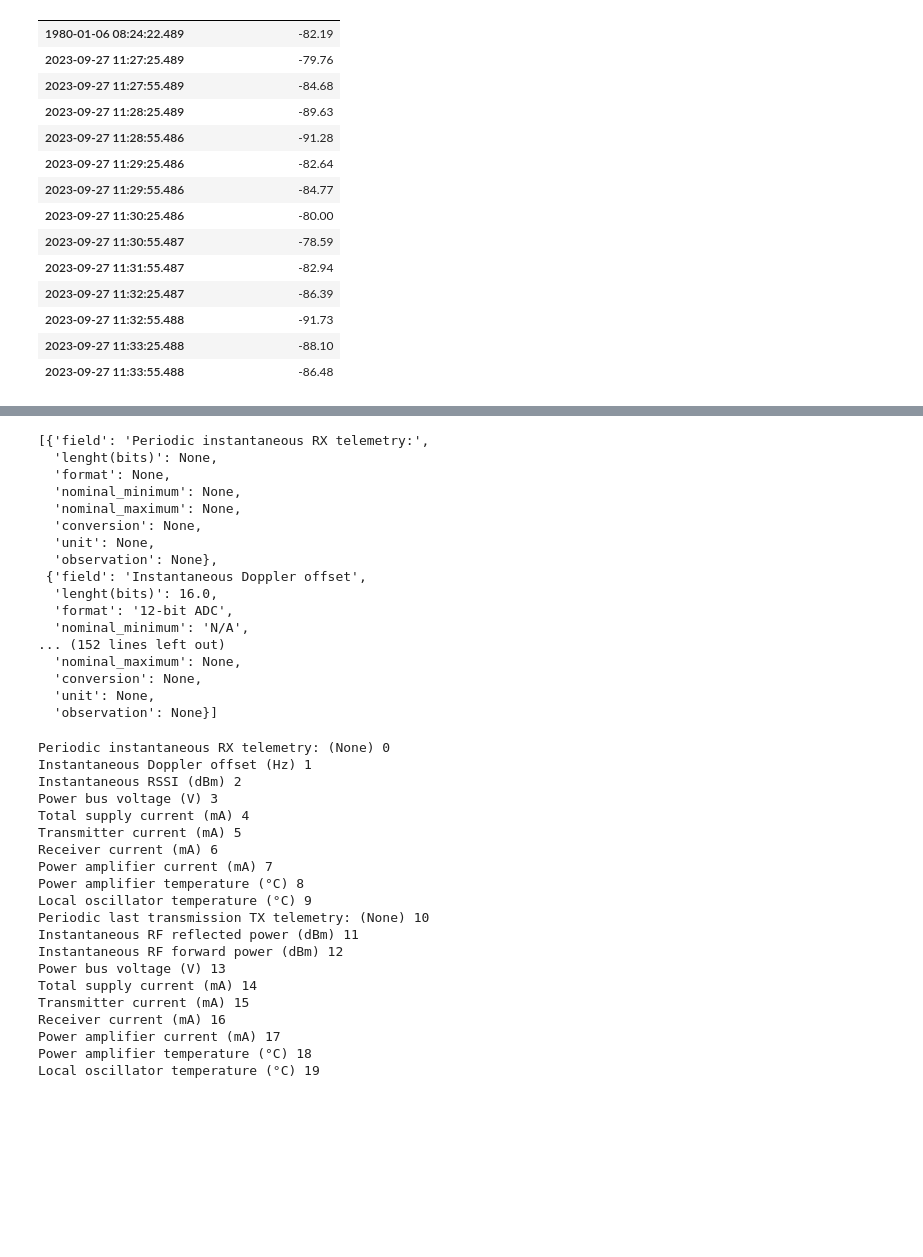
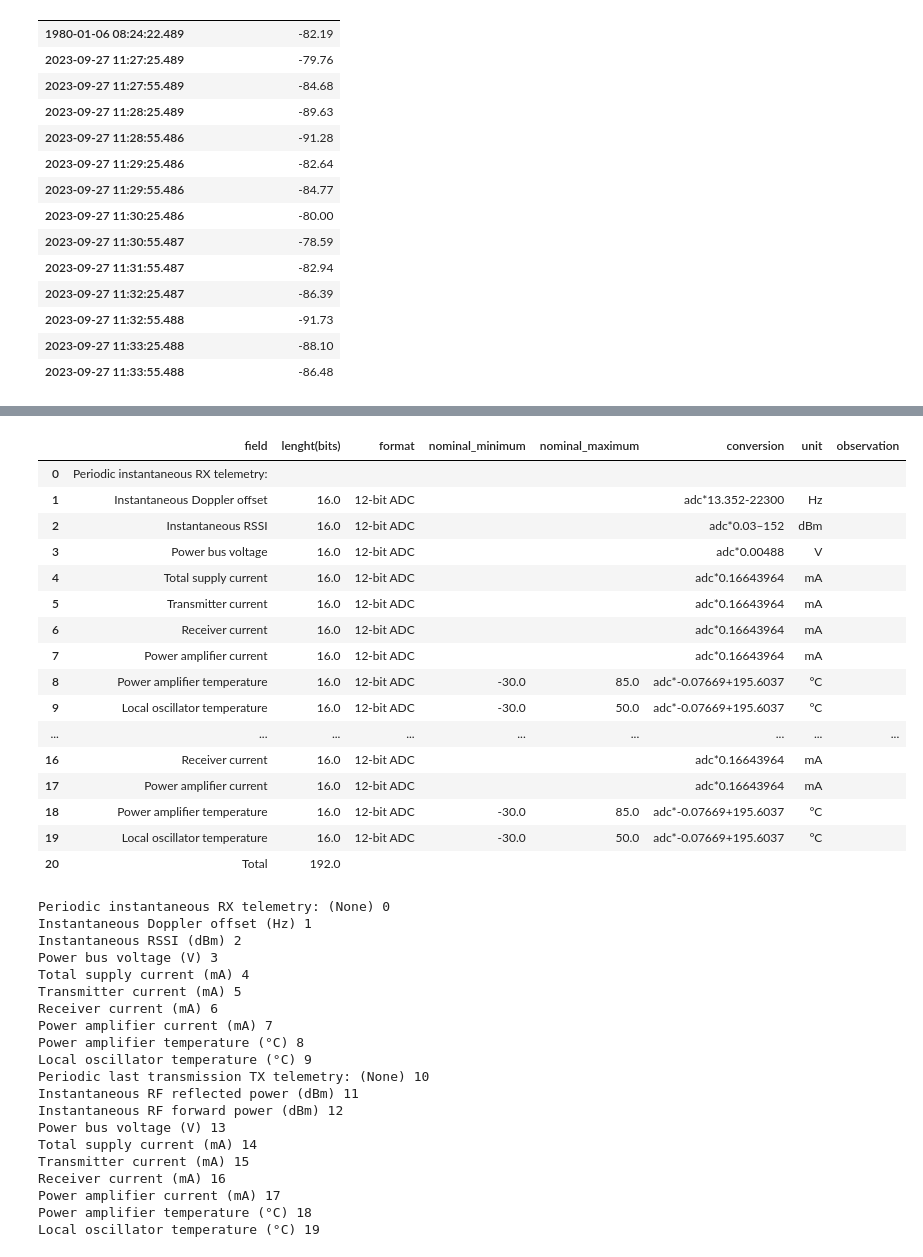
Before and after one commit to leoluga/PythonProjectCEI_Leonardo, a Jupyter notebook: join_binary_to_ods.ipynb, the cells around one changed output, grey strips where cells are left out. Cells and saved outputs as stored; diff of their text form; code cells hidden in the pictures; blank space fills up the shorter version.

```diff
--- a/join_binary_to_ods.ipynb
+++ b/join_binary_to_ods.ipynb
@@ -130,23 +117,23 @@ for apid in df['apid'].unique():
 # %%
-main_dd_df.query(f"""apid == '0x8'""")['data_packets'].item()
+pd.DataFrame(main_dd_df.query(f"""apid == '0x8'""")['data_packets'].item()).fillna('').replace('N/A', '')
 # %% [output]
-[{'field': 'Periodic instantaneous RX telemetry:',
-  'lenght(bits)': None,
-  'format': None,
-  'nominal_minimum': None,
-  'nominal_maximum': None,
-  'conversion': None,
-  'unit': None,
-  'observation': None},
- {'field': 'Instantaneous Doppler offset',
-  'lenght(bits)': 16.0,
-  'format': '12-bit ADC',
-  'nominal_minimum': 'N/A',
-... (152 lines left out)
-  'nominal_maximum': None,
-  'conversion': None,
-  'unit': None,
-  'observation': None}]
+|  | field | lenght(bits) | format | nominal_minimum | nominal_maximum | conversion | unit | observation |
+| 0 | Periodic instantaneous RX telemetry: |  |  |  |  |  |  |  |
+| 1 | Instantaneous Doppler offset | 16.0 | 12-bit ADC |  |  | adc*13.352-22300 | Hz |  |
+| 2 | Instantaneous RSSI | 16.0 | 12-bit ADC |  |  | adc*0.03–152 | dBm |  |
+| 3 | Power bus voltage | 16.0 | 12-bit ADC |  |  | adc*0.00488 | V |  |
+| 4 | Total supply current | 16.0 | 12-bit ADC |  |  | adc*0.16643964 | mA |  |
+| 5 | Transmitter current | 16.0 | 12-bit ADC |  |  | adc*0.16643964 | mA |  |
+| 6 | Receiver current | 16.0 | 12-bit ADC |  |  | adc*0.16643964 | mA |  |
+| 7 | Power amplifier current | 16.0 | 12-bit ADC |  |  | adc*0.16643964 | mA |  |
+| 8 | Power amplifier temperature | 16.0 | 12-bit ADC | -30.0 | 85.0 | adc*-0.07669+195.6037 | °C |  |
+| 9 | Local oscillator temperature | 16.0 | 12-bit ADC | -30.0 | 50.0 | adc*-0.07669+195.6037 | °C |  |
+| ... | ... | ... | ... | ... | ... | ... | ... | ... |
+| 16 | Receiver current | 16.0 | 12-bit ADC |  |  | adc*0.16643964 | mA |  |
+| 17 | Power amplifier current | 16.0 | 12-bit ADC |  |  | adc*0.16643964 | mA |  |
+| 18 | Power amplifier temperature | 16.0 | 12-bit ADC | -30.0 | 85.0 | adc*-0.07669+195.6037 | °C |  |
+| 19 | Local oscillator temperature | 16.0 | 12-bit ADC | -30.0 | 50.0 | adc*-0.07669+195.6037 | °C |  |
+| 20 | Total | 192.0 |  |  |  |  |  |  |
 # %%
 possible_fields = []
 for i, dict in enumerate(main_dd_df.query(f"""apid == '0x8'""")['data_packets'].item()):
```
Also changed, not shown: parts of 6 cells of this notebook, 10 other files.
